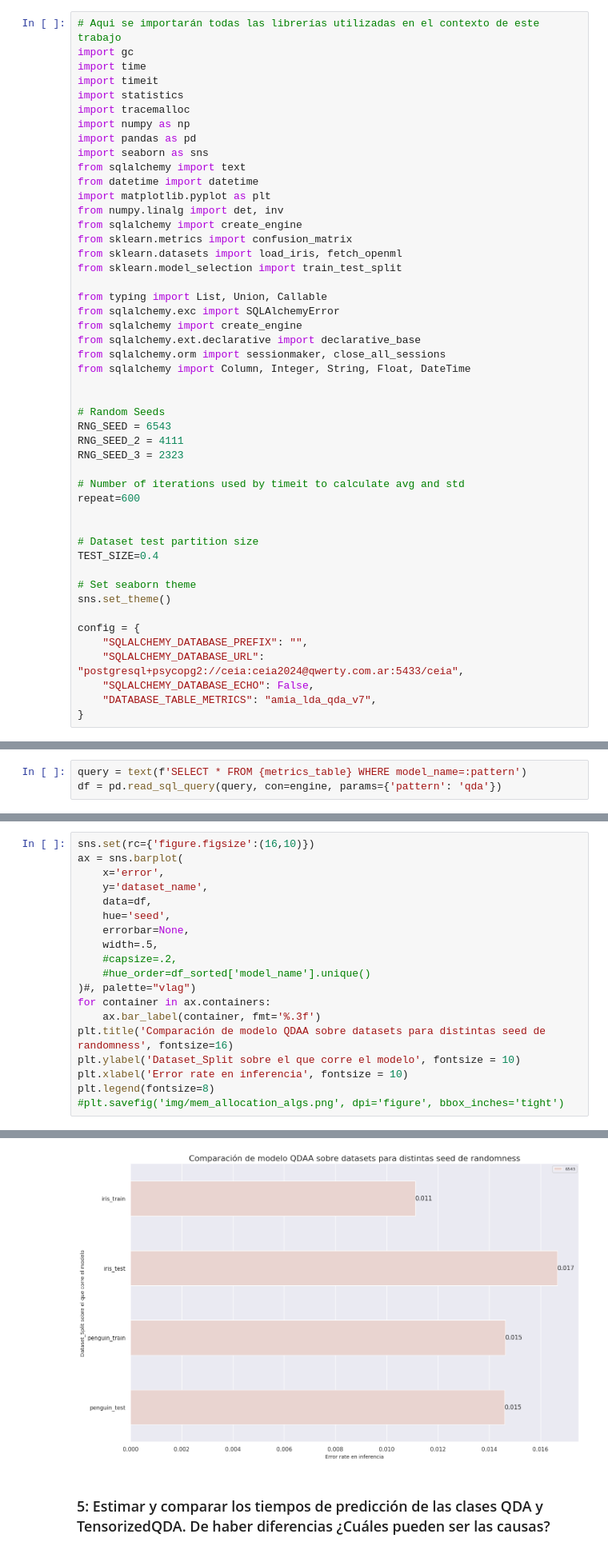
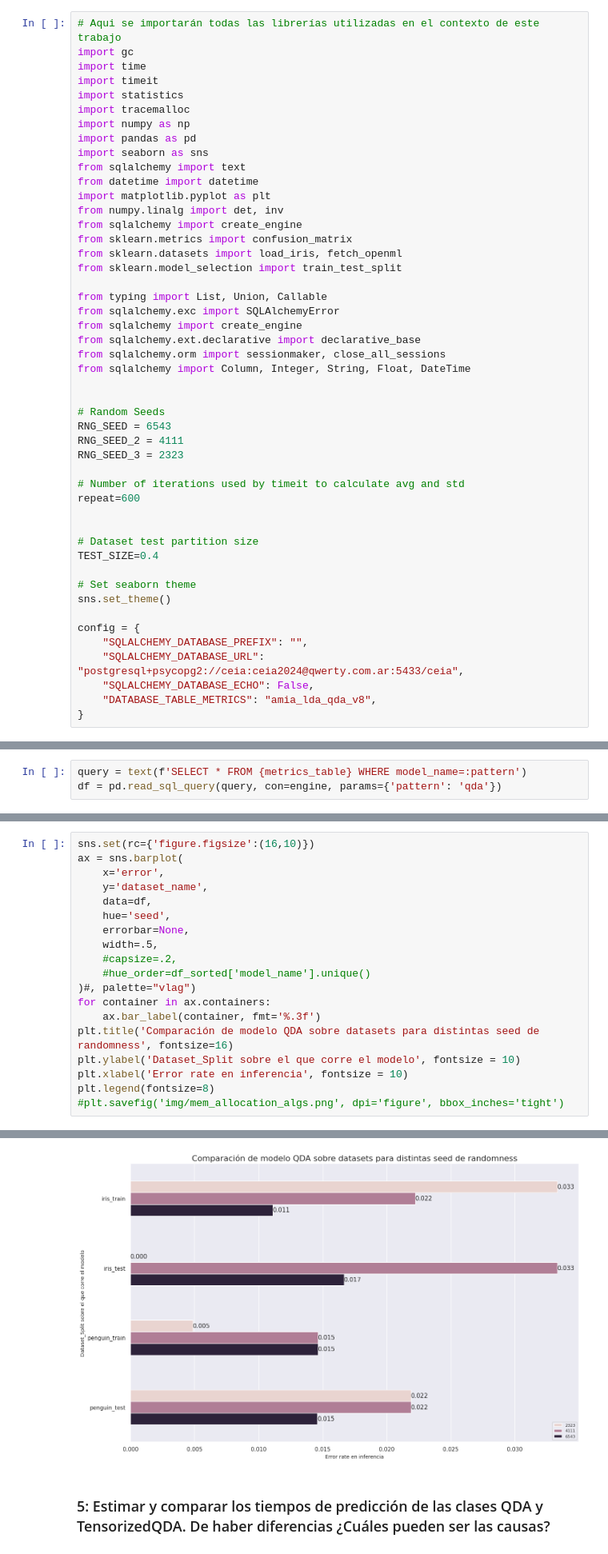
Before and after one commit to FIUBA-CEIA-18Co2024/AMIA-TP3, a Jupyter notebook: notebook.ipynb, the cells around one changed output, grey strips where cells are left out. Shown at 80% size. Drawn from its saved outputs; the diff is of its cells as text.

Commit message:
last diagrams for 1.4 and 1.5

```diff
--- a/notebook.ipynb
+++ b/notebook.ipynb
@@ -74,7 +74,7 @@ config = {
     "SQLALCHEMY_DATABASE_PREFIX": "",
     "SQLALCHEMY_DATABASE_URL": "postgresql+psycopg2://ceia:ceia2024@qwerty.com.ar:5433/ceia",
     "SQLALCHEMY_DATABASE_ECHO": False,
-    "DATABASE_TABLE_METRICS": "amia_lda_qda_v7",
+    "DATABASE_TABLE_METRICS": "amia_lda_qda_v8",
 }
 # %% [markdown]
 ### Base de datos
@@ -1464,25 +1587,25 @@ df.head()
 # %%
 sns.set(rc={'figure.figsize':(16,10)})
 ax = sns.barplot(
     x='error',
     y='dataset_name',
     data=df,
     hue='seed',
     errorbar=None,
     width=.5,
     #capsize=.2,
     #hue_order=df_sorted['model_name'].unique()
 )#, palette="vlag")
 for container in ax.containers:
     ax.bar_label(container, fmt='%.3f')
-plt.title('Comparación de modelo QDAA sobre datasets para distintas seed de randomness', fontsize=16)
+plt.title('Comparación de modelo QDA sobre datasets para distintas seed de randomness', fontsize=16)
 plt.ylabel('Dataset_Split sobre el que corre el modelo', fontsize = 10)
 plt.xlabel('Error rate en inferencia', fontsize = 10)
 plt.legend(fontsize=8)
 #plt.savefig('img/mem_allocation_algs.png', dpi='figure', bbox_inches='tight')
 # %% [output]
 <matplotlib.legend.Legend at 0x...>
-[figure, old version]
+[figure, new version]
 # %% [markdown]
 ### 5: Estimar y comparar los tiempos de predicción de las clases QDA y TensorizedQDA. De haber diferencias ¿Cuáles pueden ser las causas?
 # %%
```
Also changed, not shown: parts of 30 cells of this notebook.
